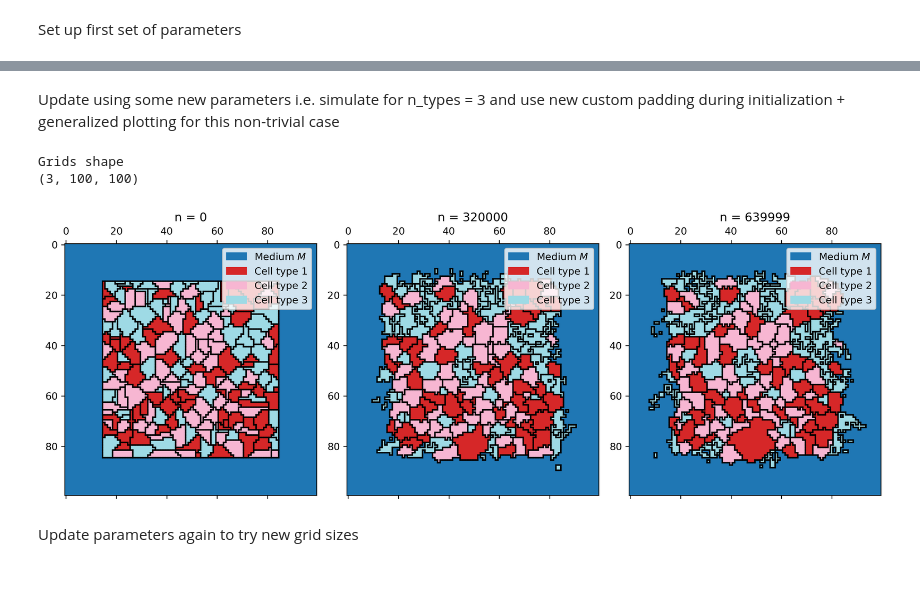
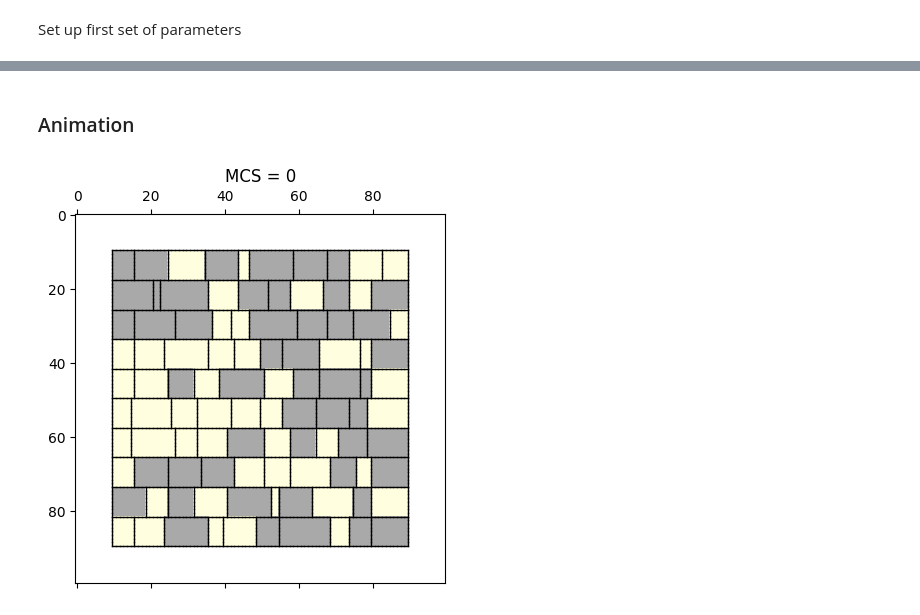
Before and after one commit to jonas4climate/metabolic-cellular-modelling, a Jupyter notebook: assignment4.ipynb, the cells around one changed output, grey strips where cells are left out. Saved outputs shown, nothing was run; the diff lists cells and outputs as text; code cells hidden in the pictures; blank space fills up the shorter version.

```diff
--- a/assignment4.ipynb
+++ b/assignment4.ipynb
@@ -456,12 +460,22 @@ Animation
+# %% [markdown]
+### Animation
 # %%
 frames = 300
 fps = 60
 n_MCS = 300
 assert n_MCS % frames == 0 # Ensure that the frames are evenly distributed
+
+# Initial grid
+grid = rectangular_grid(nx, n_rows, n_cols, width, height)
+
+# Return the grid at this time steps (MCS)
 return_metrics_at = np.arange(0, n_MCS, n_MCS//frames)
-grid, metrics = Cellular_Potts_model(J, A, n_MCS=n_MCS, T=T, n_cells=n_cells, n_types=n_types, padding=padding, nx=nx, K=k, lam_vol=lam_vol, return_metrics_at=return_metrics_at)
+
+# Simulation
+grid, metrics = Cellular_Potts_model(grid, J, A, n_MCS, n_types, T, k, lam_vol, return_metrics_at)
 grids = metrics['grids']
-anim = animate_grids(grids, return_metrics_at, fps, n_types)
+
+anim = animate_grids(grids, return_metrics_at, fps, n_types, colors)
 anim.save(f'{MEDIA_PATH}/animated_cellular_potts_paper_{n_MCS}MCS_{frames}_frames_{fps}_fps.gif', writer='ffmpeg')
+# %% [output]
+[figure, added]
-# %% [markdown]
-Update using some new parameters i.e. simulate for n_types = 3 and use new custom padding during initialization + generalized plotting for this non-trivial case
@@ -480,13 +481,0 @@ A[1:] = 20
-# %%
-np.random.seed(42) # TODO: remove if not needed
-return_metrics_at = [0, 2, 4]
-grid, metrics = Cellular_Potts_model(J=J, A=A, n_MCS=n_MCS, T=T, n_cells=n_cells, n_types=n_types, padding=padding, nx=nx, K=k, lam_vol=lam_vol, return_metrics_at=return_metrics_at)
-grids = metrics['grids']
-fig = sequence_plot(return_metrics_at, grids, n_types, MCS)
-fig.savefig(f'{MEDIA_PATH}/cellular_potts_introduce_4_types.png', bbox_inches='tight')
-# %% [output]
-Grids shape
-(3, 100, 100)
-[figure, removed]
-# %% [markdown]
-Update parameters again to try new grid sizes
```
Also changed, not shown: parts of 20 cells of this notebook, 4 other files.
